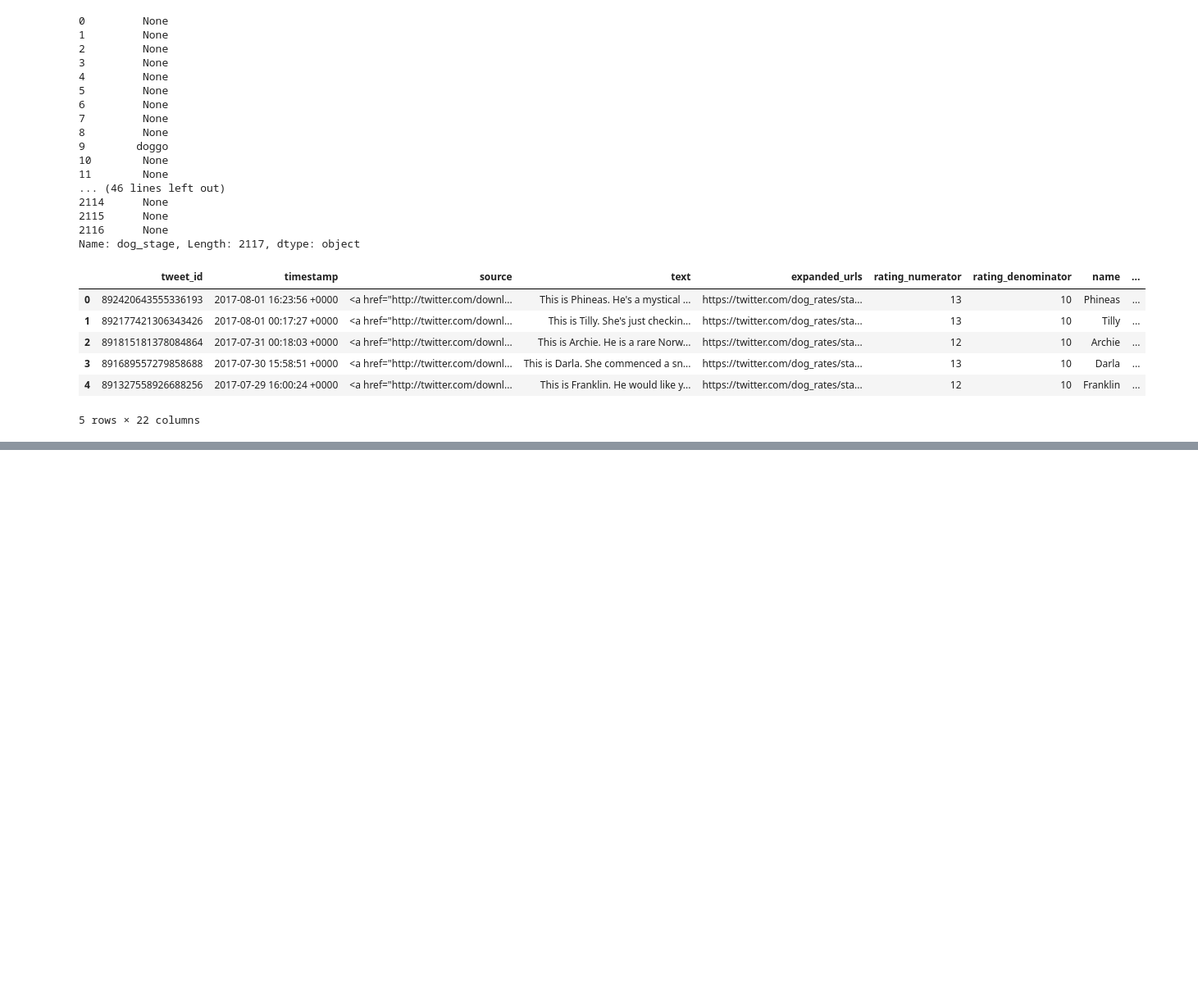
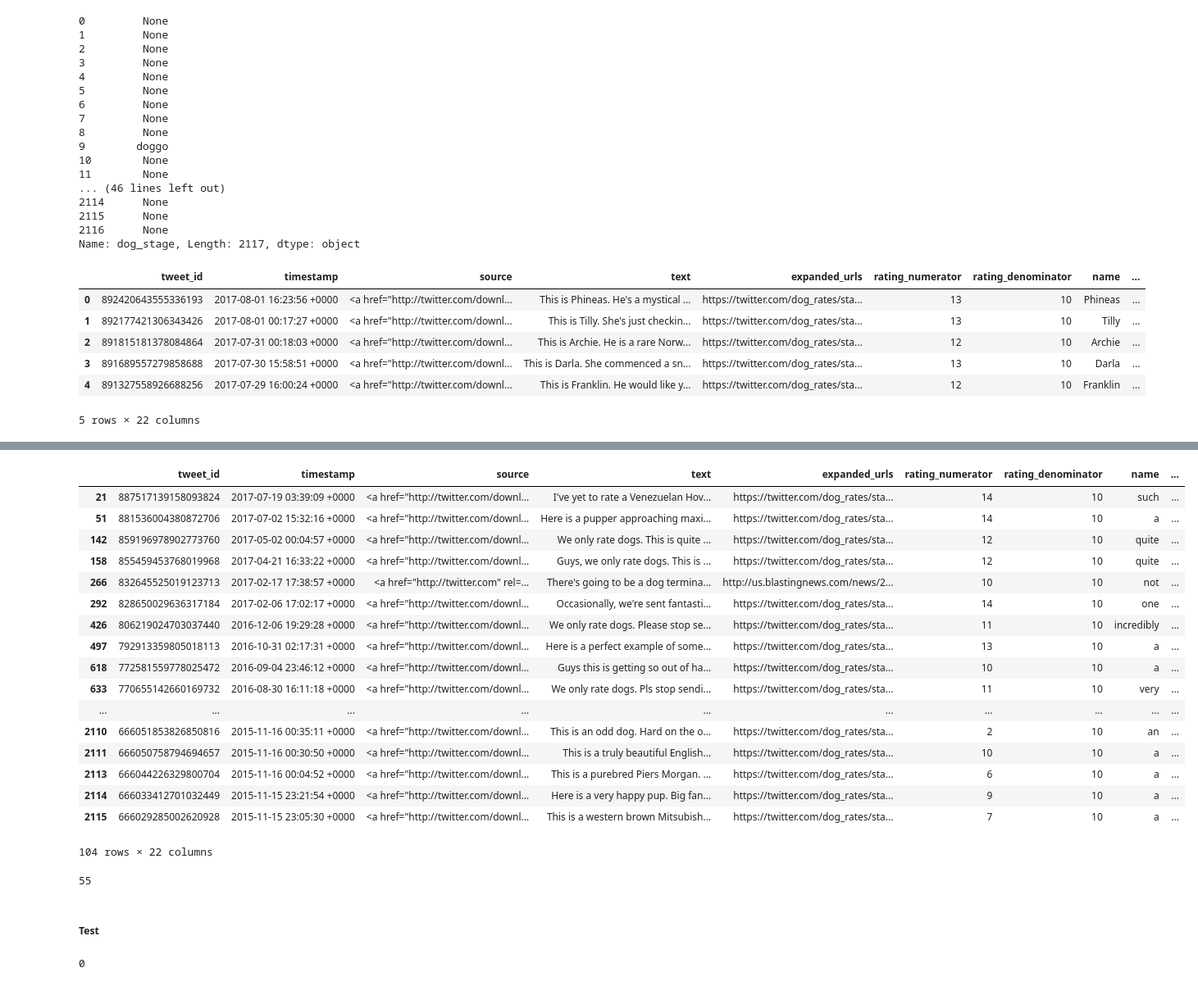
Before and after one commit to yagmurdalman/wrangle-and-analyze-data, a Jupyter notebook: wrangle_act.ipynb, the cells around one changed output, grey strips where cells are left out. Shown at 82% size. Drawn from its saved outputs; the diff is of its cells as text; code cells hidden in the pictures; blank space fills up the shorter version.

```diff
--- a/wrangle_act.ipynb
+++ b/wrangle_act.ipynb
@@ -495,0 +529,2 @@ df_twitter_archive_clean.head()
+# %%
+df_twitter_archive_clean['name'] = df_twitter_archive_clean['name'].str.replace('O', "O'Malley")
@@ -495,0 +551,25 @@ df_twitter_archive_clean.head()
+# %%
+df_twitter_archive_clean.loc[df_twitter_archive_clean['name'].str.islower()]
+# %% [output]
+|  | tweet_id | timestamp | source | text | expanded_urls | rating_numerator | rating_denominator | name | ... |
+| 21 | 887517139158093824 | 2017-07-19 03:39:09 +0000 | <a href="http://twitter.com/downl... | I've yet to rate a Venezuelan Hov... | https://twitter.com/dog_rates/sta... | 14 | 10 | such | ... |
+| 51 | 881536004380872706 | 2017-07-02 15:32:16 +0000 | <a href="http://twitter.com/downl... | Here is a pupper approaching maxi... | https://twitter.com/dog_rates/sta... | 14 | 10 | a | ... |
+| 142 | 859196978902773760 | 2017-05-02 00:04:57 +0000 | <a href="http://twitter.com/downl... | We only rate dogs. This is quite ... | https://twitter.com/dog_rates/sta... | 12 | 10 | quite | ... |
+| 158 | 855459453768019968 | 2017-04-21 16:33:22 +0000 | <a href="http://twitter.com/downl... | Guys, we only rate dogs. This is ... | https://twitter.com/dog_rates/sta... | 12 | 10 | quite | ... |
+| 266 | 832645525019123713 | 2017-02-17 17:38:57 +0000 | <a href="http://twitter.com" rel=... | There's going to be a dog termina... | http://us.blastingnews.com/news/2... | 10 | 10 | not | ... |
+| 292 | 828650029636317184 | 2017-02-06 17:02:17 +0000 | <a href="http://twitter.com/downl... | Occasionally, we're sent fantasti... | https://twitter.com/dog_rates/sta... | 14 | 10 | one | ... |
+| 426 | 806219024703037440 | 2016-12-06 19:29:28 +0000 | <a href="http://twitter.com/downl... | We only rate dogs. Please stop se... | https://twitter.com/dog_rates/sta... | 11 | 10 | incredibly | ... |
+| 497 | 792913359805018113 | 2016-10-31 02:17:31 +0000 | <a href="http://twitter.com/downl... | Here is a perfect example of some... | https://twitter.com/dog_rates/sta... | 13 | 10 | a | ... |
+| 618 | 772581559778025472 | 2016-09-04 23:46:12 +0000 | <a href="http://twitter.com/downl... | Guys this is getting so out of ha... | https://twitter.com/dog_rates/sta... | 10 | 10 | a | ... |
+| 633 | 770655142660169732 | 2016-08-30 16:11:18 +0000 | <a href="http://twitter.com/downl... | We only rate dogs. Pls stop sendi... | https://twitter.com/dog_rates/sta... | 11 | 10 | very | ... |
+| ... | ... | ... | ... | ... | ... | ... | ... | ... | ... |
+| 2110 | 666051853826850816 | 2015-11-16 00:35:11 +0000 | <a href="http://twitter.com/downl... | This is an odd dog. Hard on the o... | https://twitter.com/dog_rates/sta... | 2 | 10 | an | ... |
+| 2111 | 666050758794694657 | 2015-11-16 00:30:50 +0000 | <a href="http://twitter.com/downl... | This is a truly beautiful English... | https://twitter.com/dog_rates/sta... | 10 | 10 | a | ... |
+| 2113 | 666044226329800704 | 2015-11-16 00:04:52 +0000 | <a href="http://twitter.com/downl... | This is a purebred Piers Morgan. ... | https://twitter.com/dog_rates/sta... | 6 | 10 | a | ... |
+| 2114 | 666033412701032449 | 2015-11-15 23:21:54 +0000 | <a href="http://twitter.com/downl... | Here is a very happy pup. Big fan... | https://twitter.com/dog_rates/sta... | 9 | 10 | a | ... |
+| 2115 | 666029285002620928 | 2015-11-15 23:05:30 +0000 | <a href="http://twitter.com/downl... | This is a western brown Mitsubish... | https://twitter.com/dog_rates/sta... | 7 | 10 | a | ... |
+104 rows × 22 columns
+# %%
+df_twitter_archive_clean.query('name == "a"')['text'].count()
+# %% [output]
+55
@@ -495,0 +585,6 @@ df_twitter_archive_clean.head()
+# %% [markdown]
+##### Test
+# %%
+df_twitter_archive_clean.query('name == "a"')['text'].count()
+# %% [output]
+0
```
Also changed, not shown: parts of 9 cells of this notebook.
